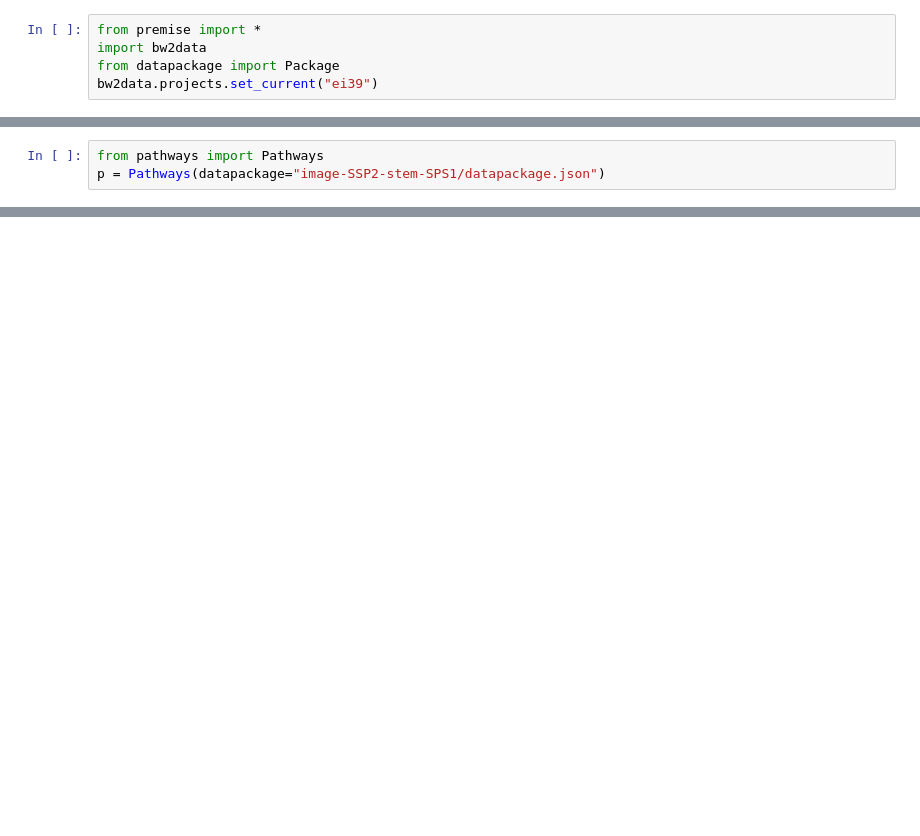
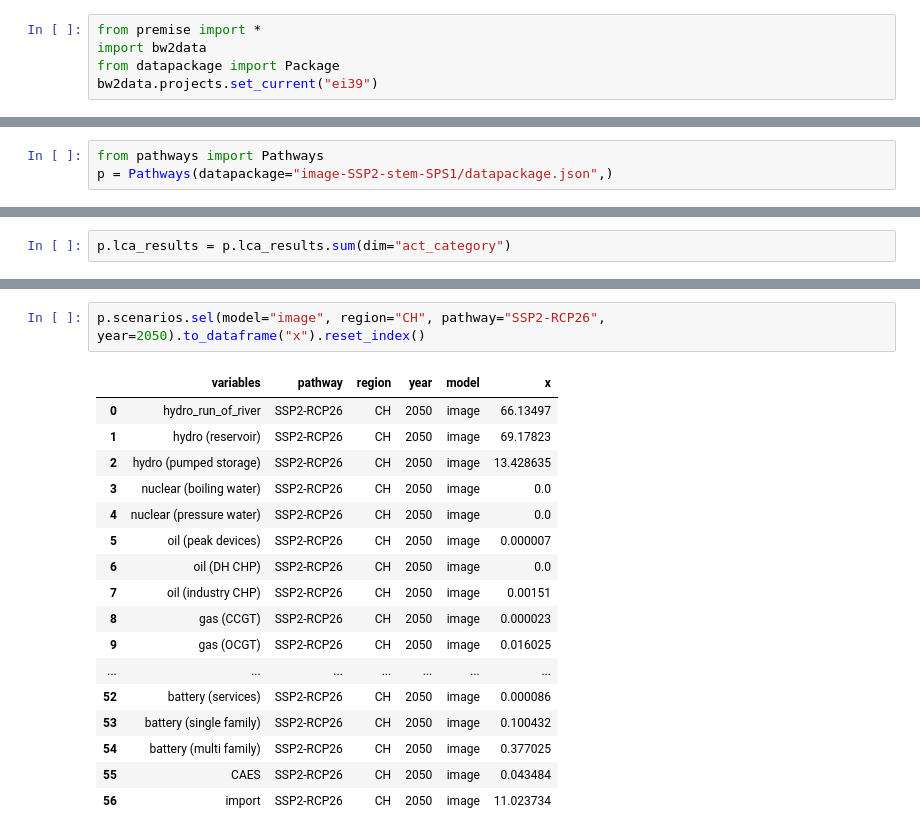
Before and after one commit to premise-community-scenarios/sweet_sure-2050-switzerland, a Jupyter notebook: dev/Untitled.ipynb, the cells around one changed output, grey strips where cells are left out. Saved outputs shown, nothing was run; the diff lists cells and outputs as text; blank space fills up the shorter version.

```diff
--- a/dev/Untitled.ipynb
+++ b/dev/Untitled.ipynb
@@ -71,4 +233,4 @@ ndb.create_datapackage(
 # %%
 from pathways import Pathways
-p = Pathways(datapackage="image-SSP2-stem-SPS1/datapackage.json")
+p = Pathways(datapackage="image-SSP2-stem-SPS1/datapackage.json",)
 # %% [output]
@@ -220,0 +353,2 @@ Coordinates:
+# %%
+p.lca_results = p.lca_results.sum(dim="act_category")
@@ -292,0 +477,20 @@ pivot_ui(df, outfile_path='pivottable_ch.html')
+# %%
+p.scenarios.sel(model="image", region="CH", pathway="SSP2-RCP26", year=2050).to_dataframe("x").reset_index()
+# %% [output]
+|  | variables | pathway | region | year | model | x |
+| 0 | hydro_run_of_river | SSP2-RCP26 | CH | 2050 | image | 66.13497 |
+| 1 | hydro (reservoir) | SSP2-RCP26 | CH | 2050 | image | 69.17823 |
+| 2 | hydro (pumped storage) | SSP2-RCP26 | CH | 2050 | image | 13.428635 |
+| 3 | nuclear (boiling water) | SSP2-RCP26 | CH | 2050 | image | 0.0 |
+| 4 | nuclear (pressure water) | SSP2-RCP26 | CH | 2050 | image | 0.0 |
+| 5 | oil (peak devices) | SSP2-RCP26 | CH | 2050 | image | 0.000007 |
+| 6 | oil (DH CHP) | SSP2-RCP26 | CH | 2050 | image | 0.0 |
+| 7 | oil (industry CHP) | SSP2-RCP26 | CH | 2050 | image | 0.00151 |
+| 8 | gas (CCGT) | SSP2-RCP26 | CH | 2050 | image | 0.000023 |
+| 9 | gas (OCGT) | SSP2-RCP26 | CH | 2050 | image | 0.016025 |
+| ... | ... | ... | ... | ... | ... | ... |
+| 52 | battery (services) | SSP2-RCP26 | CH | 2050 | image | 0.000086 |
+| 53 | battery (single family) | SSP2-RCP26 | CH | 2050 | image | 0.100432 |
+| 54 | battery (multi family) | SSP2-RCP26 | CH | 2050 | image | 0.377025 |
+| 55 | CAES | SSP2-RCP26 | CH | 2050 | image | 0.043484 |
+| 56 | import | SSP2-RCP26 | CH | 2050 | image | 11.023734 |
```
Also changed, not shown: parts of 28 cells of this notebook, 6 other files.
